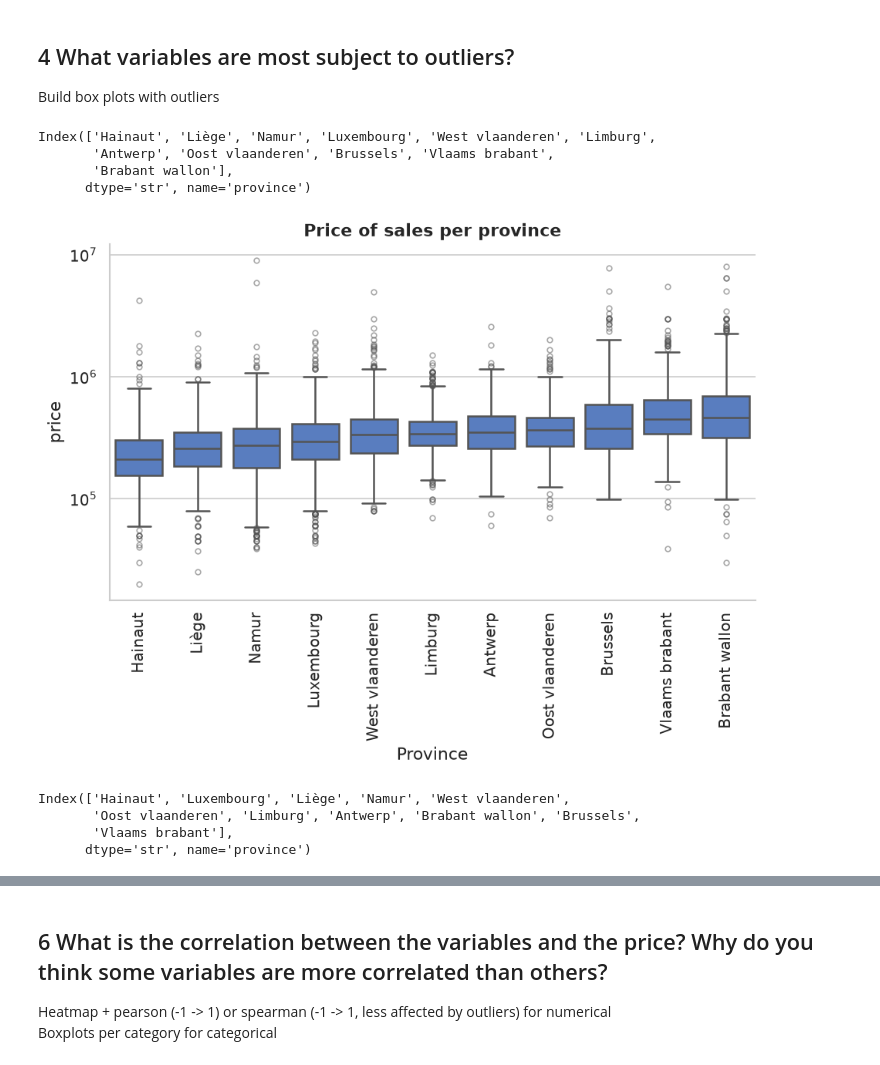
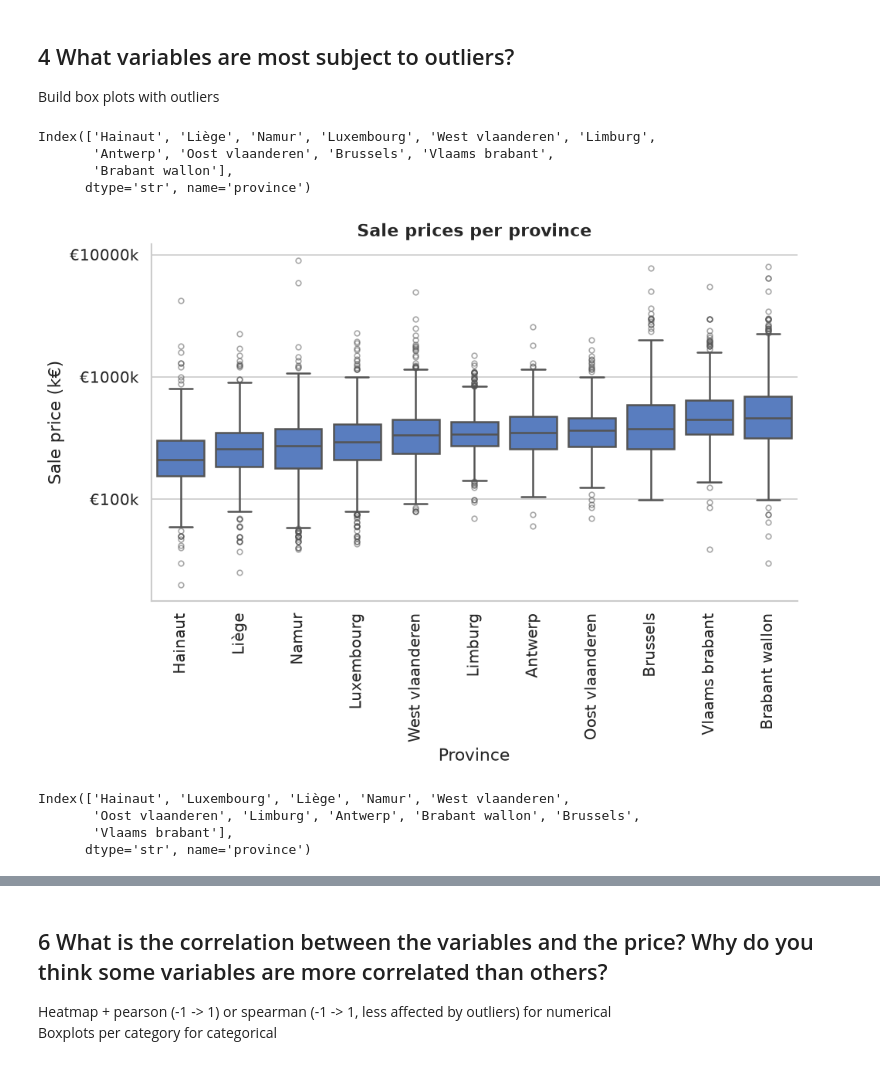
Before and after one commit to Gunay-Bayramova/immoeliza_data_analysis, a Jupyter notebook: Analysis/analysis_GB.ipynb, the cells around one changed output, grey strips where cells are left out. Saved outputs shown, nothing was run; the diff lists cells and outputs as text; code cells hidden in the pictures.

Commit message:
add graphs to my notebook

```diff
--- a/Analysis/analysis_GB.ipynb
+++ b/Analysis/analysis_GB.ipynb
@@ -167,36 +167,40 @@ Villa : 2.55
 
 # boxplot that shows the price of properties for sale per province
 order = list(dfs["province"].astype("category").cat.categories)
 median_price_per_province = dfs.groupby("province")["price"].median().sort_values()
 print(median_price_per_province.index)
 
 sns.boxplot(data=dfs, x='province', y='price', log_scale=True, order=median_price_per_province.index,
             linewidth=1.5,
             flierprops=dict(marker='o', markersize=4, alpha=0.5))
-plt.title('Price of sales per province')
+plt.gca().yaxis.set_major_formatter(mticker.FuncFormatter(lambda x,_: f'€{x/1000:.0f}k'))
+plt.title('Sale prices per province')
 plt.xlabel('Province')
+plt.ylabel('Sale price (k€)')
 plt.xticks(rotation=90)
 plt.show()
 
 # boxplot that shows the price of properties for rent per province
 median_price_per_province = dfr.groupby("province")["price"].median().sort_values()
 print(median_price_per_province.index)
 
 sns.boxplot(data=dfr, x='province', y='price', log_scale=True, order=median_price_per_province.index,
             linewidth=1.5,
             flierprops=dict(marker='o', markersize=4, alpha=0.5))
-plt.title('Price of rents per province')
+plt.gca().yaxis.set_major_formatter(mticker.FuncFormatter(lambda x,_: f'€{x/1000:.0f}k'))
+plt.title('Rent prices per province')
 plt.xlabel('Province')
+plt.ylabel('Rent price (k€)')
 plt.xticks(rotation=90)
 plt.show()
 
 #for corrolation between numeric x category : pearson or spearman
 # %% [output]
 Index(['Hainaut', 'Liège', 'Namur', 'Luxembourg', 'West vlaanderen', 'Limburg',
        'Antwerp', 'Oost vlaanderen', 'Brussels', 'Vlaams brabant',
        'Brabant wallon'],
       dtype='str', name='province')
-[figure, old version]
+[figure, new version]
 Index(['Hainaut', 'Luxembourg', 'Liège', 'Namur', 'West vlaanderen',
        'Oost vlaanderen', 'Limburg', 'Antwerp', 'Brabant wallon', 'Brussels',
        'Vlaams brabant'],
```
Also changed, not shown: parts of 8 cells of this notebook.
